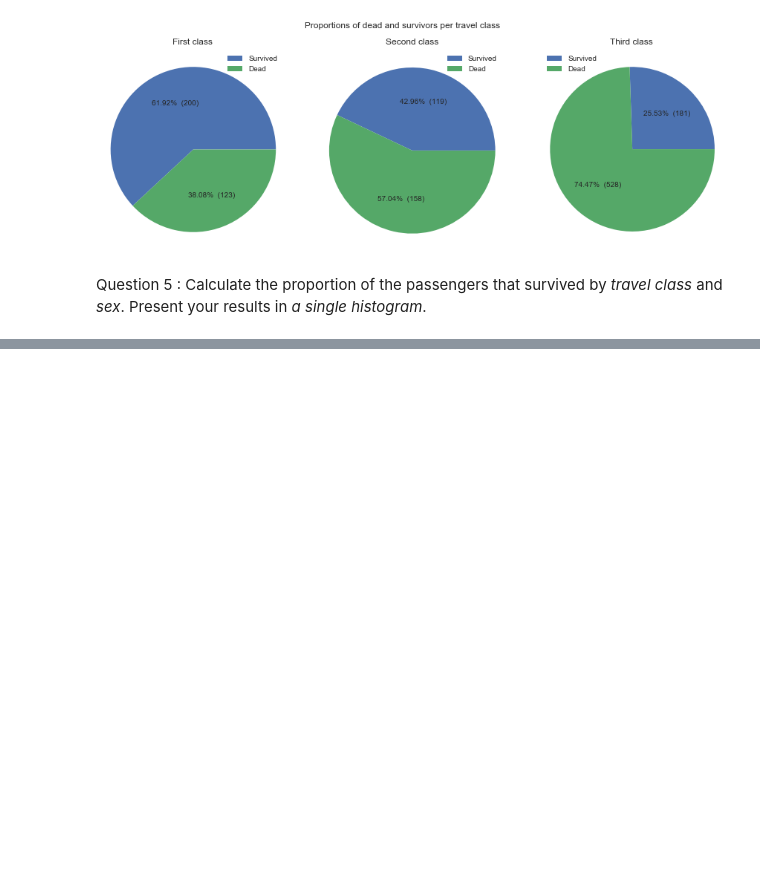
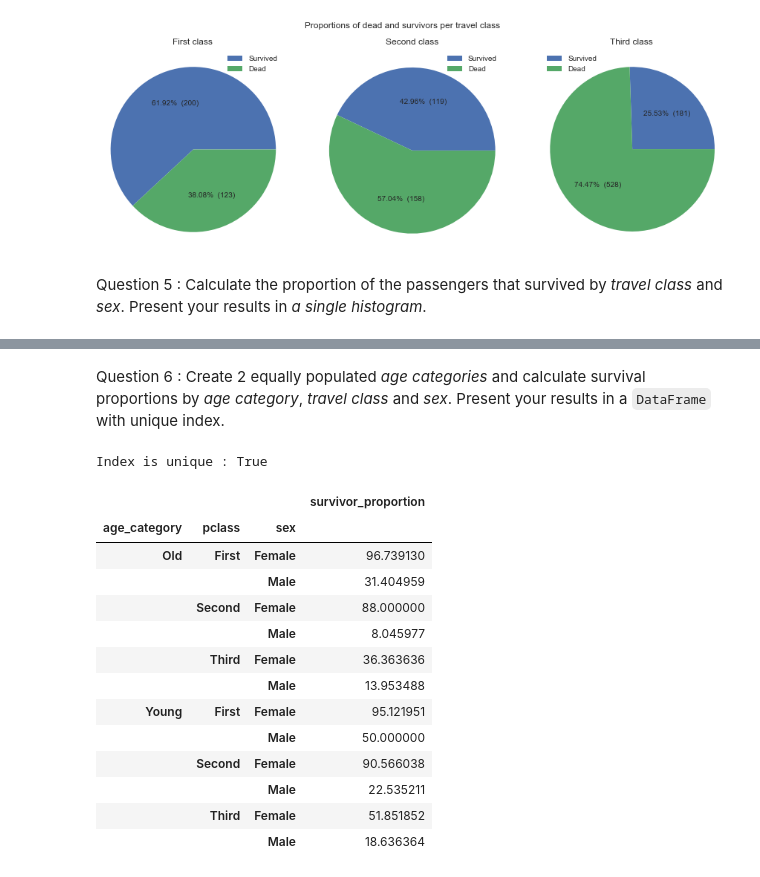
Before and after one commit to SCHValaris/ADA_Homeworks, a Jupyter notebook: Draft_Homework1/Homework1_Clement.ipynb, the cells around one changed output, grey strips where cells are left out. Cells and saved outputs as stored; diff of their text form; code cells hidden in the pictures; blank space fills up the shorter version.

```diff
--- a/Draft_Homework1/Homework1_Clement.ipynb
+++ b/Draft_Homework1/Homework1_Clement.ipynb
@@ -309,0 +312,33 @@ freq_table_pivot
+# %% [markdown]
+Question 6 : Create 2 equally populated *age categories* and calculate survival proportions by *age category*, *travel class* and *sex*. Present your results in a `DataFrame` with unique index.
+# %%
+#median_age = df['age'].median()
+#df.query('age >= @median_age').count()
+#df
+df_age_sorted = df.sort_values(ascending=True,by=['age'])
+df_age_sorted = df_age_sorted.dropna(subset=['age'])
+mediane = df_age_sorted.age.size/2
+age_category = ['Young']*int(mediane) + ['Old']*int(mediane)
+df_age_sorted['age_category'] = age_category
+df_age_sorted.age_category = df_age_sorted.age_category.astype('category')
+age_class_sex_grouped = df_age_sorted.groupby(['age_category','pclass','sex']).bin_survived.mean()
+df_age_sorted = pd.DataFrame(age_class_sex_grouped).apply(lambda x: x*100)
+df_age_sorted = df_age_sorted.rename(columns={'bin_survived': 'survivor_proportion'})
+print('Index is unique : ' + str(df_age_sorted.index.is_unique))
+df_age_sorted
+# %% [output]
+Index is unique : True
+|  |  |  | survivor_proportion |
+| age_category | pclass | sex |  |
+| Old | First | Female | 96.739130 |
+|  |  | Male | 31.404959 |
+|  | Second | Female | 88.000000 |
+|  |  | Male | 8.045977 |
+|  | Third | Female | 36.363636 |
+|  |  | Male | 13.953488 |
+| Young | First | Female | 95.121951 |
+|  |  | Male | 50.000000 |
+|  | Second | Female | 90.566038 |
+|  |  | Male | 22.535211 |
+|  | Third | Female | 51.851852 |
+|  |  | Male | 18.636364 |
```
Also changed, not shown: parts of 3 cells of this notebook.
